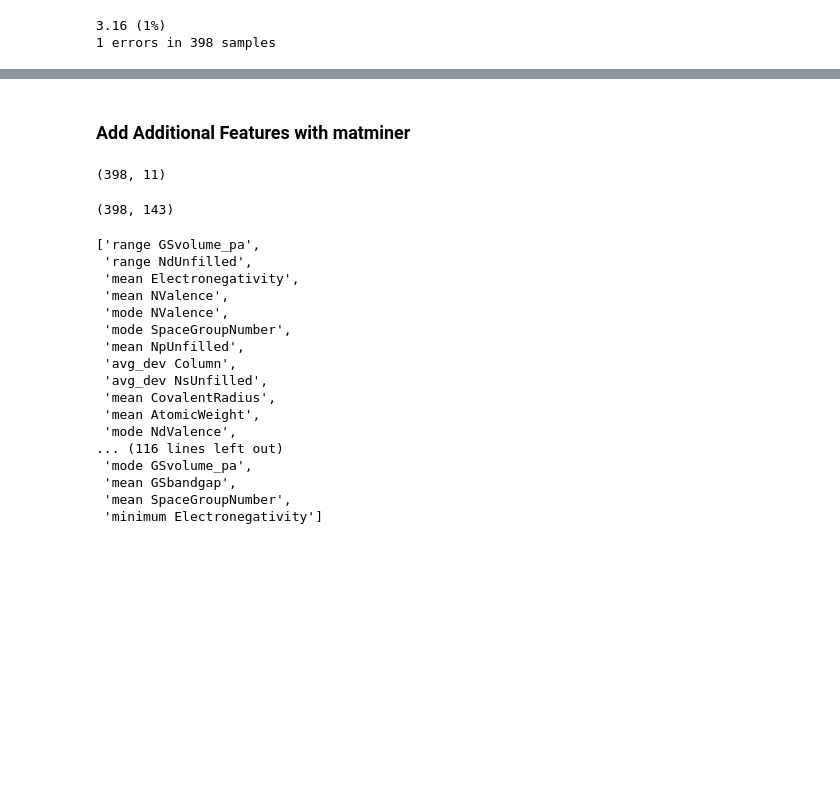
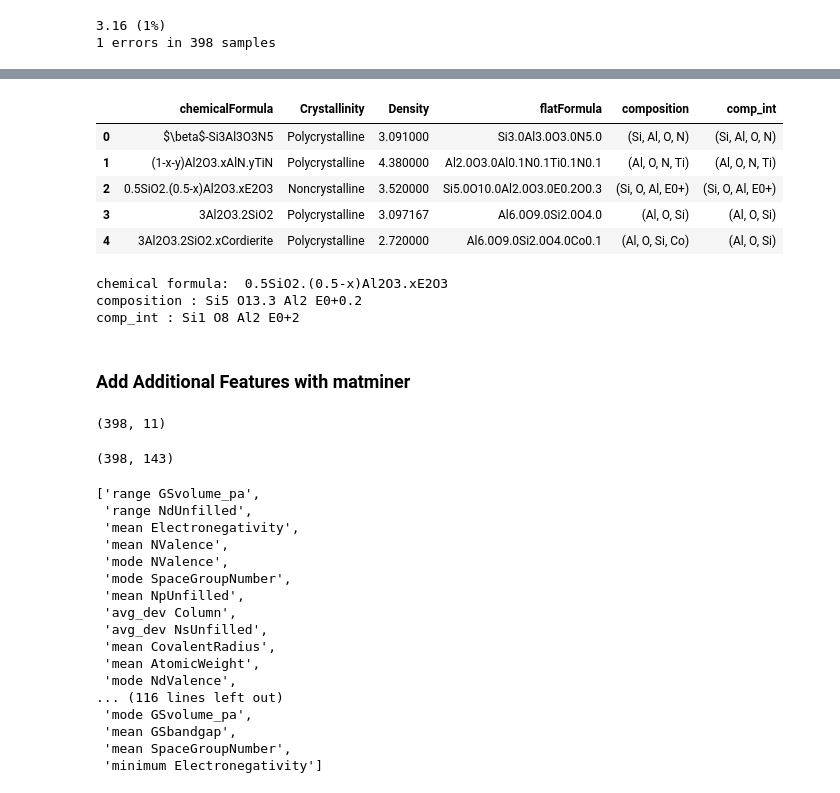
Before and after one commit to ckborg/DSW2018, a Jupyter notebook: develop/2018-07-25-cbr-feature-selection.ipynb, the cells around one changed output, grey strips where cells are left out. Drawn from its saved outputs; the diff is of its cells as text; code cells hidden in the pictures; blank space fills up the shorter version.

```diff
--- a/develop/2018-07-25-cbr-feature-selection.ipynb
+++ b/develop/2018-07-25-cbr-feature-selection.ipynb
@@ -206,0 +117,2 @@ df_dens.drop(['licenses','names','references','Density-units','Density-condition
+# %%
+df_dens = df_dens.groupby(['chemicalFormula','Crystallinity'], as_index=False).mean()
@@ -207,3 +187,41 @@ df_dens.drop(['licenses','names','references','Density-units','Density-condition
+# %%
+# Add second composition column (that doesn't have float stoichiometries; Chris' version)
+def make_chem_form_compatible(formula):
+
+    for bad_str in ['\.','x', 'y', '\+', '\-', 'z', 'w', '\%', '\^',   # individual characters
+                 'Cordierite','hisker','Sialon', # certain words that show up in some formulas
+                 '\$(.*?)\$',    # LaTeX expressions
+                 '\((.*?)\)',    # bracketed expressions
+                 '^\d{1,2}']:    # leading numbers of 1 or 2 digits
+        formula = re.sub(bad_str, '', formula)
+
+    return formula
+
+# Convert chemical formulas using above function
+df_feat["comp_int"] = df_feat["chemicalFormula"].transform(make_chem_form_compatible)
+
+# Converting chemical formula to composition object using
+# matminer.utils.conversions.str_to_composition
+# which in turn uses pymatgen.core.composition
+df_feat["comp_int"] = df_feat["comp_int"].transform(str_to_composition)
+# %%
+df_feat.head()
+# %% [output]
+|  | chemicalFormula | Crystallinity | Density | flatFormula | composition | comp_int |
+| 0 | $\beta$-Si3Al3O3N5 | Polycrystalline | 3.091000 | Si3.0Al3.0O3.0N5.0 | (Si, Al, O, N) | (Si, Al, O, N) |
+| 1 | (1-x-y)Al2O3.xAlN.yTiN | Polycrystalline | 4.380000 | Al2.0O3.0Al0.1N0.1Ti0.1N0.1 | (Al, O, N, Ti) | (Al, O, N, Ti) |
+| 2 | 0.5SiO2.(0.5-x)Al2O3.xE2O3 | Noncrystalline | 3.520000 | Si5.0O10.0Al2.0O3.0E0.2O0.3 | (Si, O, Al, E0+) | (Si, O, Al, E0+) |
+| 3 | 3Al2O3.2SiO2 | Polycrystalline | 3.097167 | Al6.0O9.0Si2.0O4.0 | (Al, O, Si) | (Al, O, Si) |
+| 4 | 3Al2O3.2SiO2.xCordierite | Polycrystalline | 2.720000 | Al6.0O9.0Si2.0O4.0Co0.1 | (Al, O, Si, Co) | (Al, O, Si) |
+# %%
+sample=2
+print('chemical formula: ', df_feat.loc[sample,'chemicalFormula'])
+print('composition :', df_feat.loc[sample,'composition'])
+print('comp_int :', df_feat.loc[sample,'comp_int'])
+# %% [output]
+chemical formula:  0.5SiO2.(0.5-x)Al2O3.xE2O3
+composition : Si5 O13.3 Al2 E0+0.2
+comp_int : Si1 O8 Al2 E0+2
 # %% [markdown]
 ### Add Additional Features with matminer
 # %%
```
Also changed, not shown: parts of 23 cells of this notebook, 2 other files.
